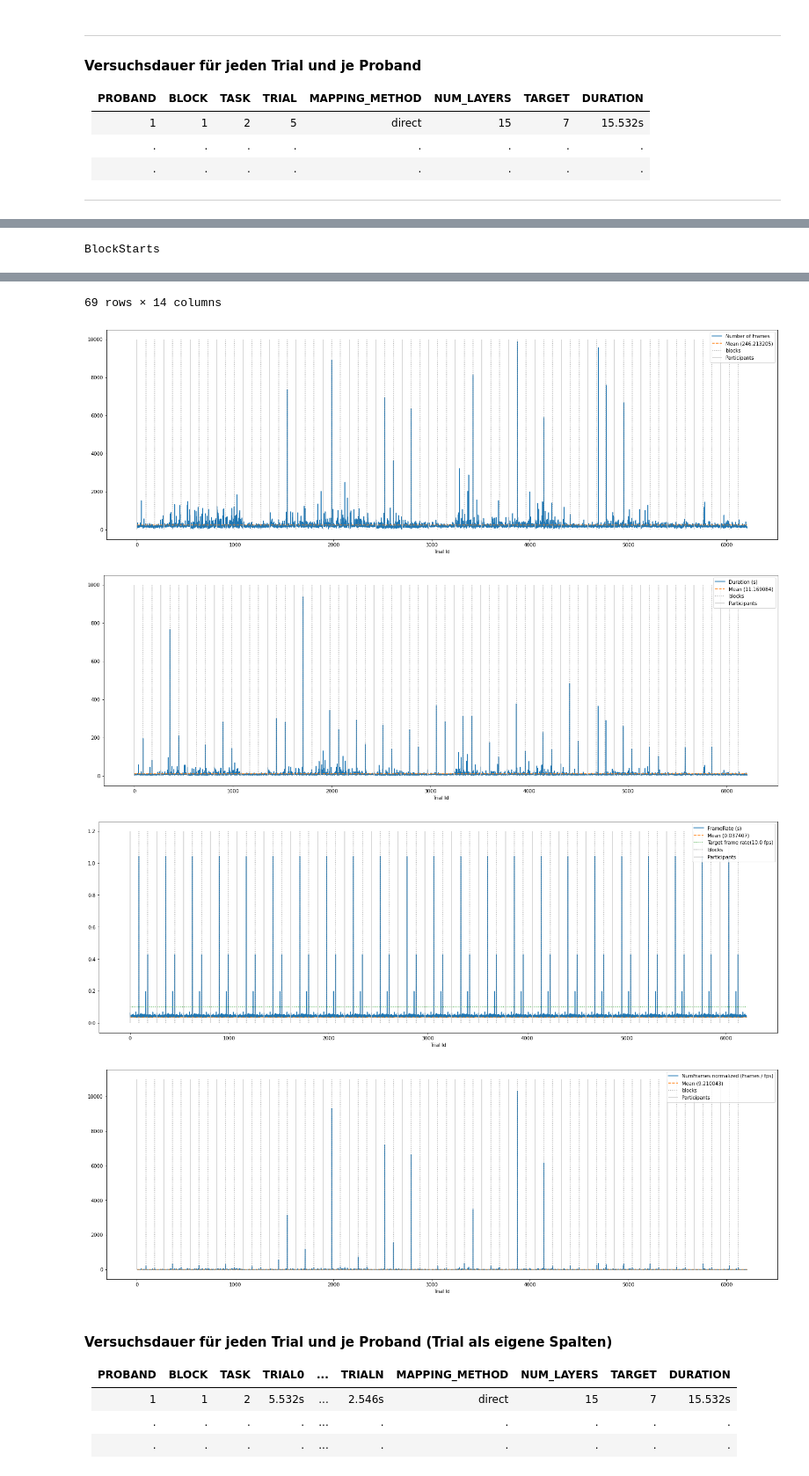
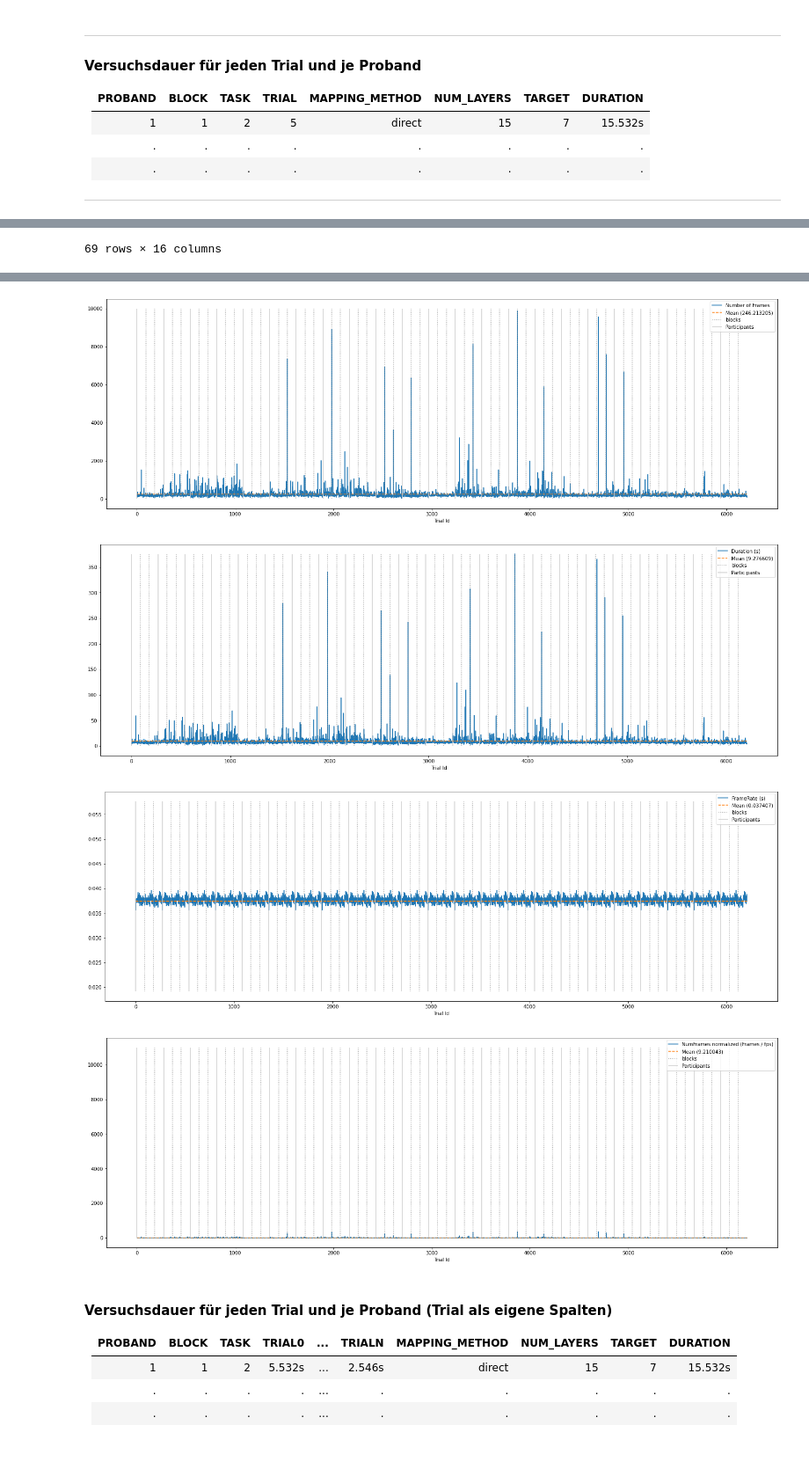
Before and after one commit to visualengineers/reflex-avi2022-results, a Jupyter notebook: code/zelasto study.ipynb, the cells around one changed output, grey strips where cells are left out. Shown at 88% size. Saved outputs shown, nothing was run; the diff lists cells and outputs as text; code cells hidden in the pictures.

Commit message:
fix: time issue when changing time markers on data feature: export of cleaned up data feature: time plots

```diff
--- a/code/zelasto study.ipynb
+++ b/code/zelasto study.ipynb
@@ -225,7 +225,7 @@ for testData in study:
     # if len(startLine) != len(taskLine):
         # print(f'{testData["Proband"][0]}: {len(startLine)} > {len(taskLine)}')
 
-    shift = 0;
+    shift = 0
 
     marker.append([testData["Proband"][0], start, end, "-", filteredData["DateTime"][0], filteredData["DateTime"][len(filteredData)-1], f'{len(taskLine)}/{len(startLine)}'])
 
@@ -238,13 +238,21 @@ for testData in study:
             shift += 1
             # print(print(f'{testData["Proband"][0]}: shifted {shift} lines - {startLine.index[i] + start} -> {startLine.index[i+shift] + start}'))
 
-        linecopy = filteredData.iloc[startLine.index[i+shift]]
-        filteredData.iloc[startLine.index[i+shift]] = filteredData.iloc[taskLine.index[i]]
-        filteredData.iloc[taskLine.index[i]] = linecopy
+        linecopy = filteredData.iloc[startLine.index[i+shift]]["posX"]
+        # filteredData.iloc[startLine.index[i+shift]] = filteredData.iloc[taskLine.index[i]]
+        # filteredData.iloc[taskLine.index[i]] = linecopy
 
-        marker.append([testData["Proband"][0], str(startLine.index[i+shift] + start), str(taskLine.index[i] + start), "X" ,filteredData.iloc[startLine.index[i+shift]]["DateTime"], linecopy["DateTime"], shift]);
+        # only exchange the marker - NOT the whole line (preserving the timestamp !)
+        filteredData.iat[startLine.index[i+shift], 7] = filteredData.iloc[taskLine.index[i]].at["posX"]
+        filteredData.iat[taskLine.index[i], 7] = linecopy
+
+
+        marker.append([testData["Proband"][0], str(startLine.index[i+shift] + start), str(taskLine.index[i] + start), "X" ,filteredData.iloc[startLine.index[i+shift]]["DateTime"], filteredData.iloc[taskLine.index[i]]["DateTime"], shift])
+
 
     cleanedStudy.append(filteredData)
+
+    filteredData.to_csv(rf'{export}clean/_{testData["Proband"][0]}.csv')
 
 markerframe = pd.DataFrame(data=marker)
 markerframe.to_csv(rf'{export}marker.csv', sep= ";")
@@ -531,6 +539,9 @@ for proband in cleanedStudy:
     result["Target"] = result.apply(lambda item: item["Target"][item["Trial"]], axis = 1).astype(int)
     result["Target_Relative"] = result["Target"].astype(float) / result["NumLayers"].astype(float)
 
+    result["DateTime_Start"] = start["DateTime"]
+    result["DateTime_Finish"] = finish["DateTime"]
+
     result["Duration"] = (pd.to_datetime(finish["DateTime"], format=timeFormat) - pd.to_datetime(start["DateTime"], format=timeFormat)).dt.total_seconds()
     result["NumFrames"] = start["FrameNumber_Finish"]- finish["FrameNumber_Start"]
     result["Result"] = finish["posX"]
@@ -548,6 +559,7 @@ display(allTimes)
 stats = pd.DataFrame(allTimes["Duration"])
 stats["NumFrames"] = allTimes["NumFrames"]
 stats["FrameRate"] = stats["NumFrames"] / stats["Duration"]
+stats["FrameRate1"] =  allTimes["FrameRate_1"]
 
 stats_desc = stats.describe()
 display(stats_desc)
@@ -592,8 +604,8 @@ ax2.plot(allTimes["Duration"], label="Duration (s)")
 ax2.set_xlabel("Trial Id")
 ax2.plot(y_mean, label=f'Mean ({format(y_mean[0][0],"f")})', linestyle='--')
 
-ax2.vlines(x=vlines_x, ymin=0, ymax=1000, color='#999999', linestyles=':', label='blocks')
-ax2.vlines(x=vlines_x2, ymin=0, ymax=1000, color='#CCCCCC', linestyles='-', label='Participants')
+ax2.vlines(x=vlines_x, ymin=0, ymax=stats_desc["Duration"]["max"], color='#999999', linestyles=':', label='blocks')
+ax2.vlines(x=vlines_x2, ymin=0, ymax=stats_desc["Duration"]["max"], color='#CCCCCC', linestyles='-', label='Participants')
 
 legend2 = ax2.legend(loc='upper right')
 
@@ -604,13 +616,14 @@ target_fps_line = pd.DataFrame([1.0/target_fps]*len(allTimes))
 
 fig3, ax3 = plt.subplots(figsize=(25,8))
 
-ax3.plot(1.0 / allTimes["FrameRate_1"], label="FrameRate (s)")
+ax3.plot(1.0 / allTimes["FrameRate_1"], label="[allTimes] FrameRate (s)")
+ax3.plot(1.0 / stats["FrameRate"], label="[stats] FrameRate (s)")
 ax3.set_xlabel("Trial Id")
 ax3.plot(y_mean, label=f'Mean ({format(y_mean[0][0],"f")})', linestyle='--')
-ax3.plot(target_fps_line, label=f'Target frame rate({target_fps} fps)', linestyle=':')
+# ax3.plot(target_fps_line, label=f'Target frame rate({target_fps} fps)', linestyle=':')
 
-ax3.vlines(x=vlines_x, ymin=0, ymax=1.2, color='#999999', linestyles=':', label='blocks')
-ax3.vlines(x=vlines_x2, ymin=0, ymax=1.2, color='#CCCCCC', linestyles='-', label='Participants')
+ax3.vlines(x=vlines_x, ymin=1.0/stats_desc["FrameRate"]["max"], ymax=1.0/stats_desc["FrameRate"]["min"], color='#999999', linestyles=':', label='blocks')
+ax3.vlines(x=vlines_x2, ymin=1.0/stats_desc["FrameRate"]["max"], ymax=1.0/stats_desc["FrameRate"]["min"], color='#CCCCCC', linestyles='-', label='Participants')
 
 legend3 = ax3.legend(loc='upper right')
 
@@ -674 +688 @@ outliers: fps < 10.0
-BlockStarts
+69 rows × 16 columns
@@ -687,8 +689,7 @@ BlockStarts
-69 rows × 14 columns
 [figure]
-[figure, old version]
+[figure, new version]
-[figure, old version]
+[figure, new version]
-[figure, old version]
+[figure, new version]
 # %% [markdown]
 #### Versuchsdauer für jeden Trial und je Proband (Trial als eigene Spalten)
 
```
Also changed, not shown: parts of 8 cells of this notebook, 38 other files.
